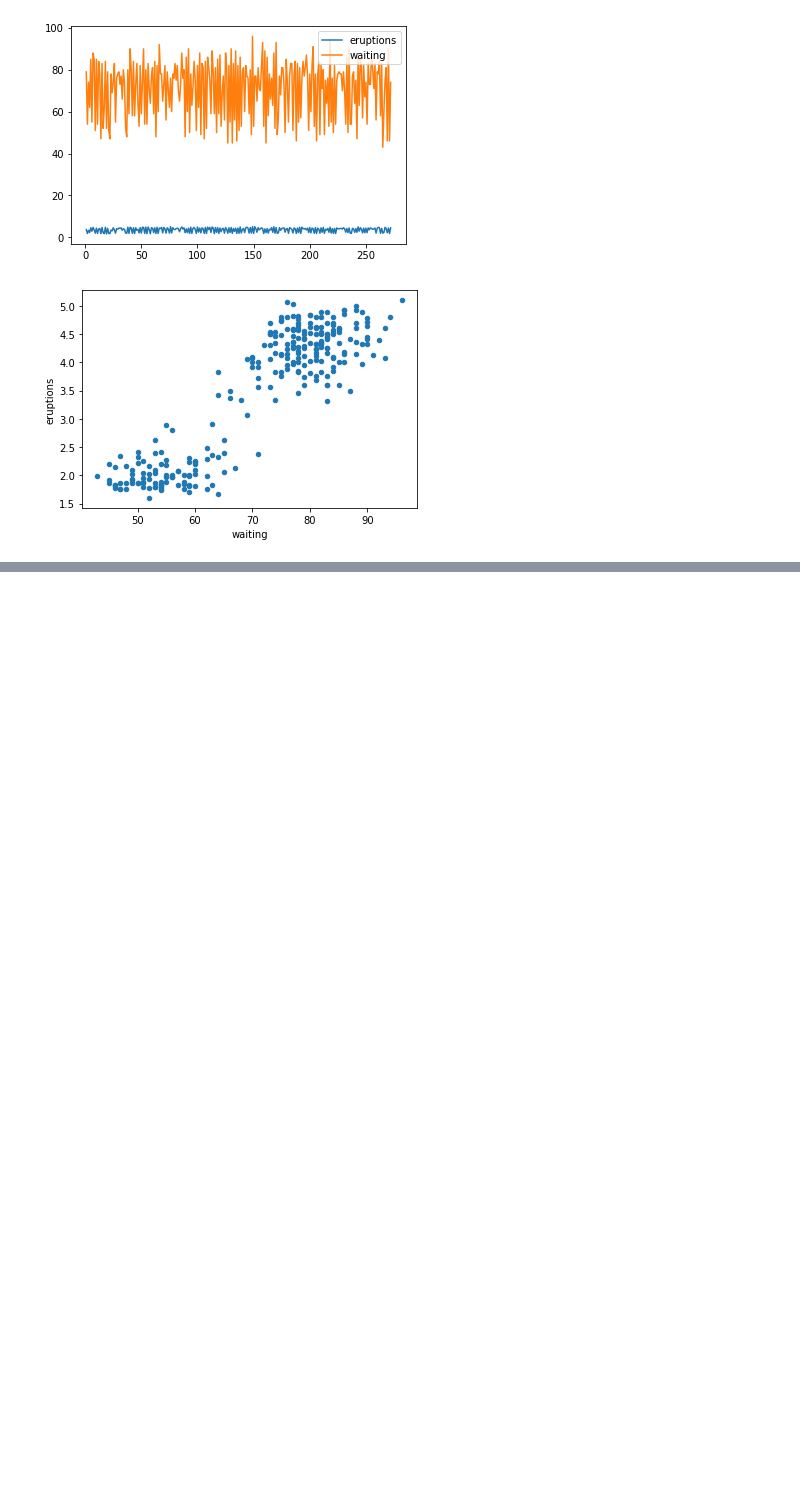
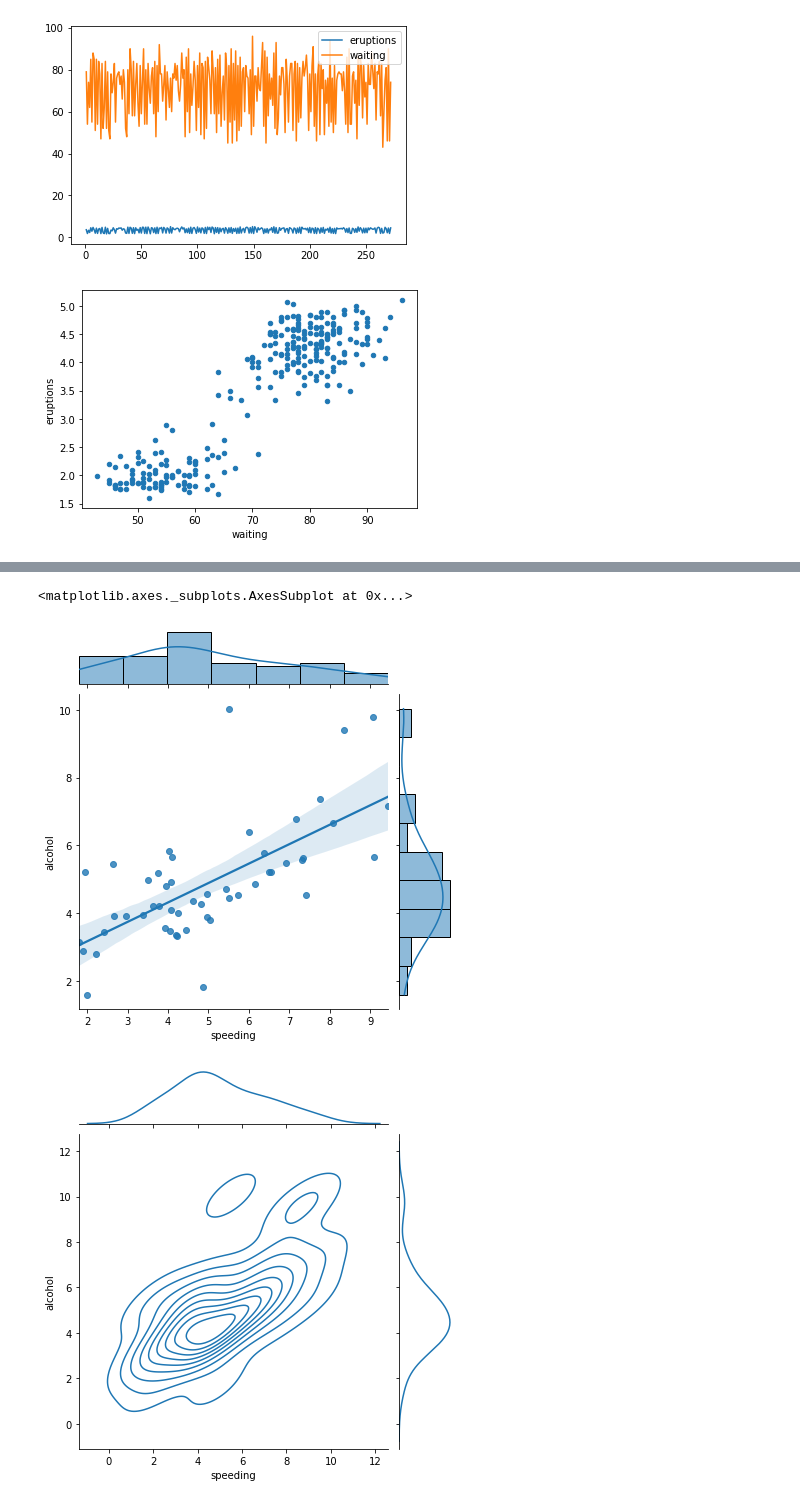
Before and after one commit to hristinalapanova/data_analytics_2, a Jupyter notebook: inClassPractice.ipynb, the cells around one changed output, grey strips where cells are left out. Cells and saved outputs as stored; diff of their text form; code cells hidden in the pictures; blank space fills up the shorter version.

```diff
--- a/inClassPractice.ipynb
+++ b/inClassPractice.ipynb
@@ -545,0 +592,10 @@ Prof       210.977444      28.300752    22.815789  126772.109023
+# %%
+#joint plot-- to compare two distributions
+sns.jointplot(x='speeding',y='alcohol',data=crash_df,kind='reg')
+sns.jointplot(x='speeding',y='alcohol',data=crash_df,kind='kde')
+sns.jointplot(x='speeding',y='alcohol',data=crash_df,kind='hex')
+#sns.kdeplot(crash_df['alcohol'])
+# %% [output]
+<matplotlib.axes._subplots.AxesSubplot at 0x...>
+[figure, added]
+[figure, added]
```
Also changed, not shown: parts of 21 cells of this notebook.
